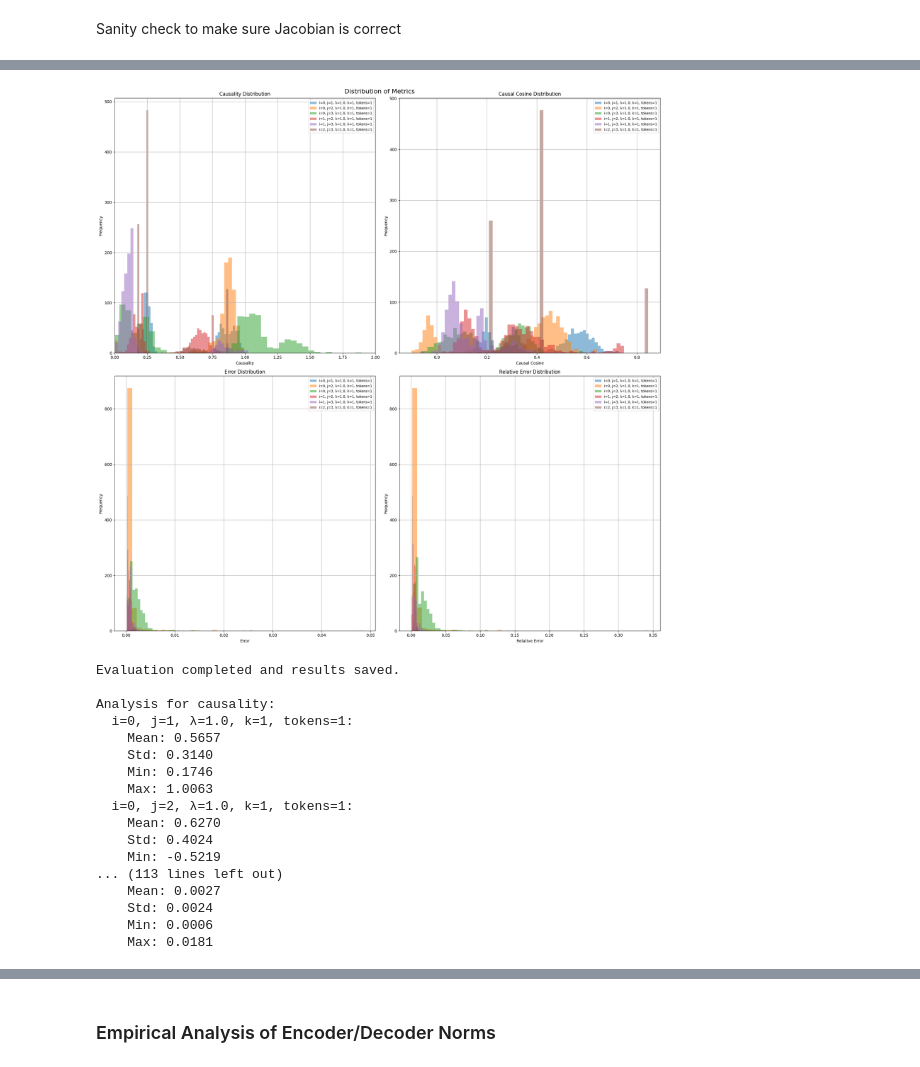
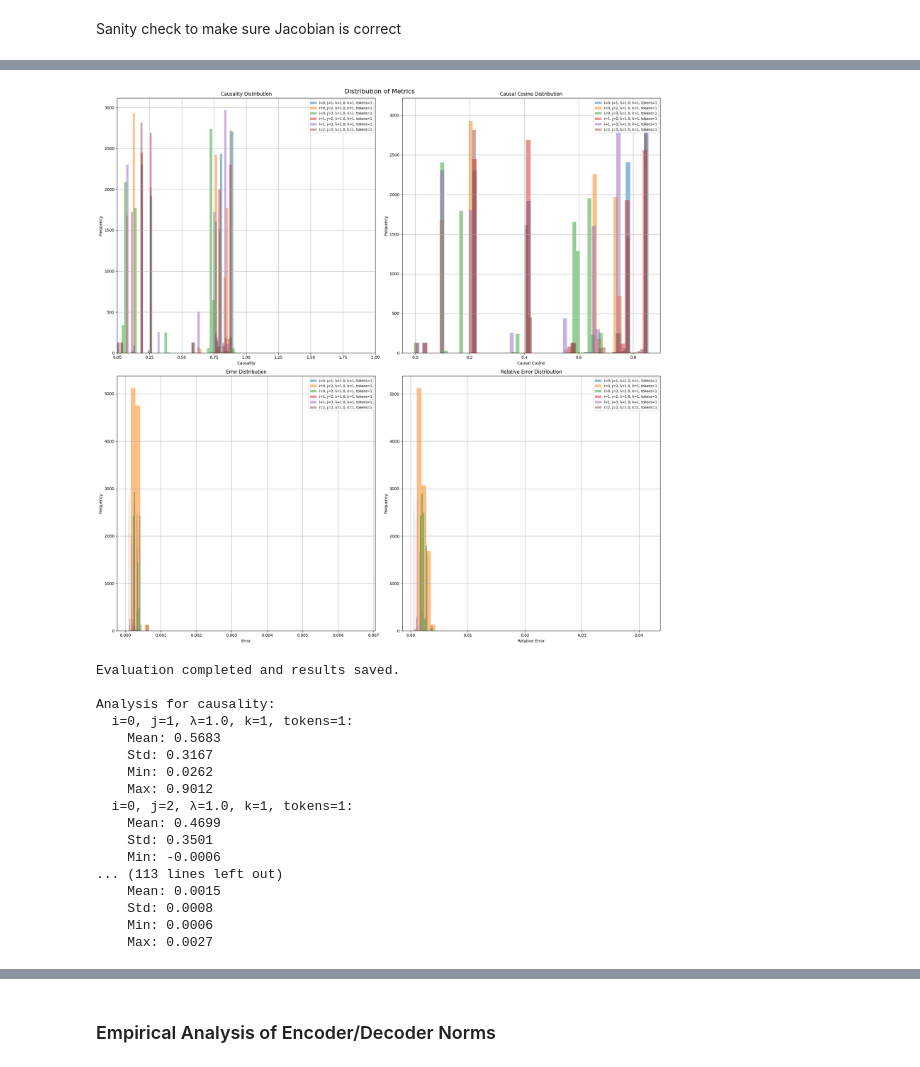
Before and after one commit to sidnb13/tensor-saes, a Jupyter notebook: notebooks/causal_attribution.ipynb, the cells around one changed output, grey strips where cells are left out. Drawn from its saved outputs; the diff is of its cells as text; code cells hidden in the pictures.

```diff
--- a/notebooks/causal_attribution.ipynb
+++ b/notebooks/causal_attribution.ipynb
@@ -339,7 +353,8 @@ readout_index = 5
 text = ["Hello, world!", "Hello, world!"]
 test_batch = tokenizer(text, return_tensors="pt").to("cuda")
 
-feature_top_k = 10
+feature_top_k = 2
+sae_top_k = 128
 
 intervention = perform_intervention(
     model=model,
@@ -355,4 +370,5 @@ intervention = perform_intervention(
     num_tokens=1,
     feature_top_k=feature_top_k,
     exclude_first_k_tokens=1,
+    sae_top_k=sae_top_k,
 )
@@ -392,10 +417,18 @@ def compute_jacobian(model, j_activations, pos, j, k):
             layer = model.gpt_neox.layers[layer_idx]
         return layer, dict(layer.named_parameters())
 
-    # Select and sum activations for specified positions
-    selected_activations = j_activations.gather(
-        1, pos.unsqueeze(-1).expand(-1, -1, j_activations.shape[-1])
-    ).sum(dim=1, keepdim=True)
+    # Create a mask for the selected positions
+    batch_size, seq_len = j_activations.shape[:2]
+    mask = torch.zeros(
+        (batch_size, seq_len), device=j_activations.device, dtype=torch.bool
+    )
+    mask[pos[:, 0], pos[:, 1]] = True
+
+    # Select activations for specified positions
+    selected_activations = j_activations * mask.unsqueeze(-1)
+
+    # Sum the selected activations for each batch
+    selected_activations = selected_activations.sum(dim=1, keepdim=True)
 
     # Compute Jacobian
     jacobian = vmap(jacrev(forward_to_k))(selected_activations)
@@ -428,6 +461,7 @@ intervention = perform_intervention(
     num_tokens=1,
     feature_top_k=1,
     exclude_first_k_tokens=0,
+    sae_top_k=128,
 )
 
 # Perform clean run (no intervention)
@@ -461,8 +495,12 @@ with torch.no_grad():
 
     # Create a mask for the selected token positions
     batch_size, seq_len, _ = jacobian_approx.shape
-    token_mask = torch.zeros(batch_size, seq_len, device=jacobian_approx.device)
-    token_mask.scatter_(1, intervention.activation_positions, 1)
+    token_mask = torch.zeros(
+        batch_size, seq_len, device=jacobian_approx.device, dtype=torch.bool
+    )
+    token_mask[
+        intervention.activation_positions[:, 0], intervention.activation_positions[:, 1]
+    ] = True
 
     # Apply lam * JVP only at the correct activation positions
     jvp = lam * torch.einsum("j,bij->bi", intervention.v_j.squeeze(), jacobian)
@@ -489,6 +527,7 @@ def compute_causal_attribution_strength(
     feature_top_k: int = 1,
     num_tokens: int = 1,
     exclude_first_k_tokens: int = 0,
+    sae_top_k: int = 128,
 ):
     def perform_intervention_and_compute_jacobian():
         intervention = perform_intervention(
@@ -505,6 +544,7 @@ def compute_causal_attribution_strength(
             num_tokens=num_tokens,
             feature_top_k=feature_top_k,
             exclude_first_k_tokens=exclude_first_k_tokens,
+            sae_top_k=sae_top_k,
         )
 
         jacobian = compute_jacobian(
@@ -744,9 +784,9 @@ torch.cuda.empty_cache()
 gc.collect()
 
 # Assuming 'tokenized' is your dataset and other variables are defined
-sample_size = 1000
+sample_size = 10000
 batch_size = 128
-exclude_first_k_tokens = 0
+exclude_first_k_tokens = 2
 
 # Select a subset of the dataset
 sample_dataset = tokenized.select(range(sample_size))
@@ -754,51 +794,51 @@ sample_dataset = tokenized.select(range(sample_size))
 # Run the evaluation
 results = run_evaluation(
     params=params,
     model=model,
     dataset=sample_dataset,
     batch_size=batch_size,
     feature_encoder_weights=feature_encoder_weights,
     feature_encoder_bias=feature_encoder_bias,
     feature_decoder_weights=feature_decoder_weights,
     exclude_first_k_tokens=exclude_first_k_tokens,
 )
 
 # Optional: Save results
 # import pickle
 
 # with open('evaluation_results.pkl', 'wb') as f:
 #     pickle.dump(results, f)
 
 print("Evaluation completed and results saved.")
 
 # Optional: Analyze results
 for metric, data in results.items():
     print(f"\nAnalysis for {metric}:")
     for key, values in data.items():
         print(f"  {key}:")
         print(f"    Mean: {np.mean(values):.4f}")
         print(f"    Std: {np.std(values):.4f}")
         print(f"    Min: {np.min(values):.4f}")
         print(f"    Max: {np.max(values):.4f}")
 # %% [output]
-[figure, old version]
+[figure, new version]
 Evaluation completed and results saved.
 
 Analysis for causality:
   i=0, j=1, λ=1.0, k=1, tokens=1:
-    Mean: 0.5657
-    Std: 0.3140
-    Min: 0.1746
-    Max: 1.0063
+    Mean: 0.5683
+    Std: 0.3167
+    Min: 0.0262
+    Max: 0.9012
   i=0, j=2, λ=1.0, k=1, tokens=1:
-    Mean: 0.6270
-    Std: 0.4024
-    Min: -0.5219
+    Mean: 0.4699
+    Std: 0.3501
+    Min: -0.0006
 ... (113 lines left out)
-    Mean: 0.0027
-    Std: 0.0024
+    Mean: 0.0015
+    Std: 0.0008
     Min: 0.0006
-    Max: 0.0181
+    Max: 0.0027
 # %%
 def calculate_layer_norms(weights, num_layers):
     """Calculate norms for each layer of the given weights."""
```
Also changed, not shown: parts of 11 cells of this notebook.
